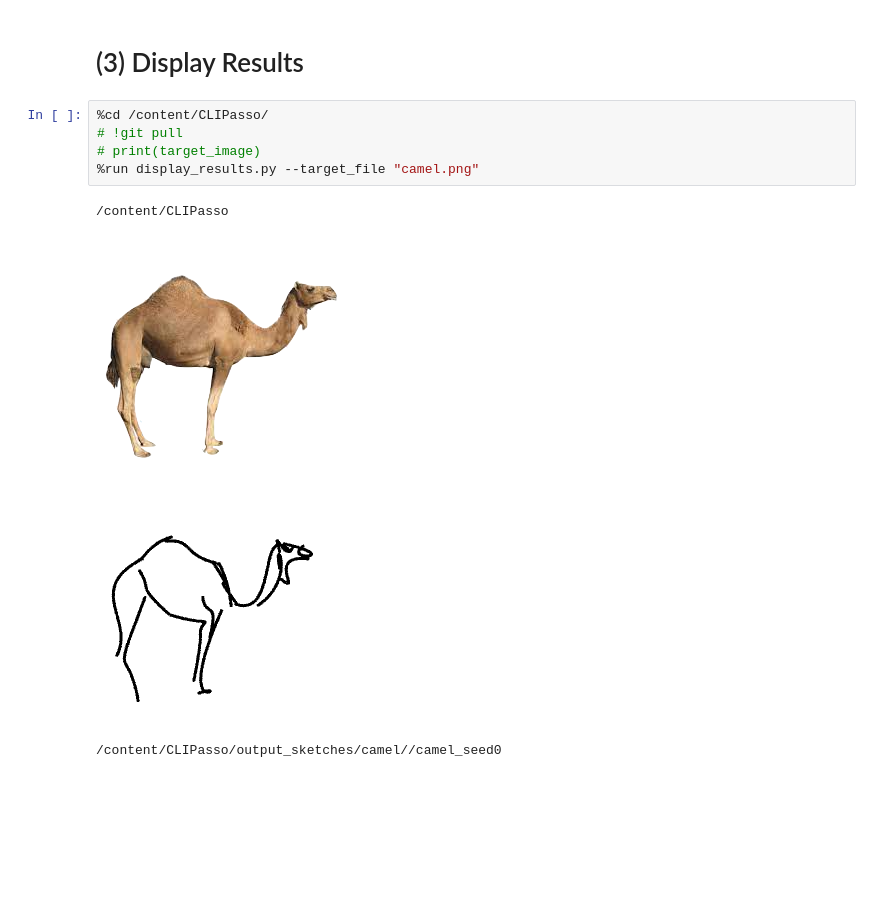
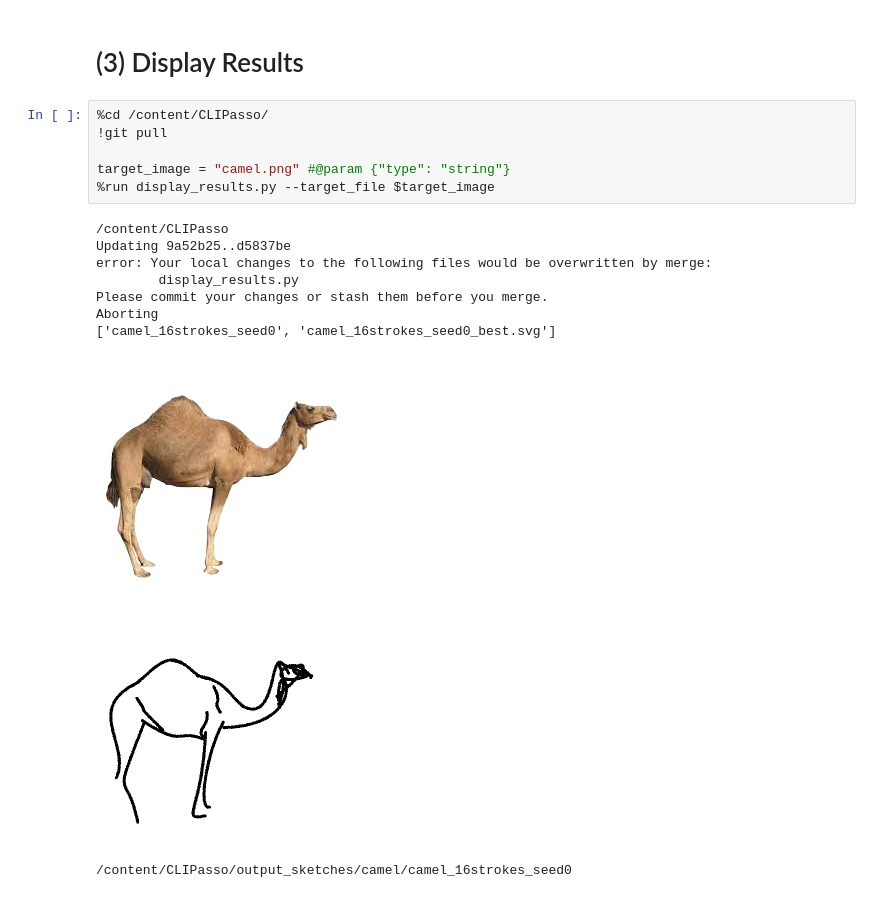
Before and after one commit to yael-vinker/CLIPasso, a Jupyter notebook: CLIPasso.ipynb, the cells around one changed output. Drawn from its saved outputs; the diff is of its cells as text; blank space fills up the shorter version.

```diff
--- a/CLIPasso.ipynb
+++ b/CLIPasso.ipynb
@@ -119,12 +122,19 @@ eval iter[800/801] loss[0.16306304931640625] time[1.140197515487671]
 # (3) Display Results
 # %%
 %cd /content/CLIPasso/
-# !git pull
-# print(target_image)
-%run display_results.py --target_file "camel.png"
+!git pull
+
+target_image = "camel.png" #@param {"type": "string"}
+%run display_results.py --target_file $target_image
 # %% [output]
 /content/CLIPasso
+Updating 9a52b25..d5837be
+error: Your local changes to the following files would be overwritten by merge:
+        display_results.py
+Please commit your changes or stash them before you merge.
+Aborting
+['camel_16strokes_seed0', 'camel_16strokes_seed0_best.svg']
 [figure]
-[figure, old version]
+[figure, new version]
-/content/CLIPasso/output_sketches/camel//camel_seed0
+/content/CLIPasso/output_sketches/camel/camel_16strokes_seed0
 # %%
```
Also changed, not shown: parts of 6 cells of this notebook.
